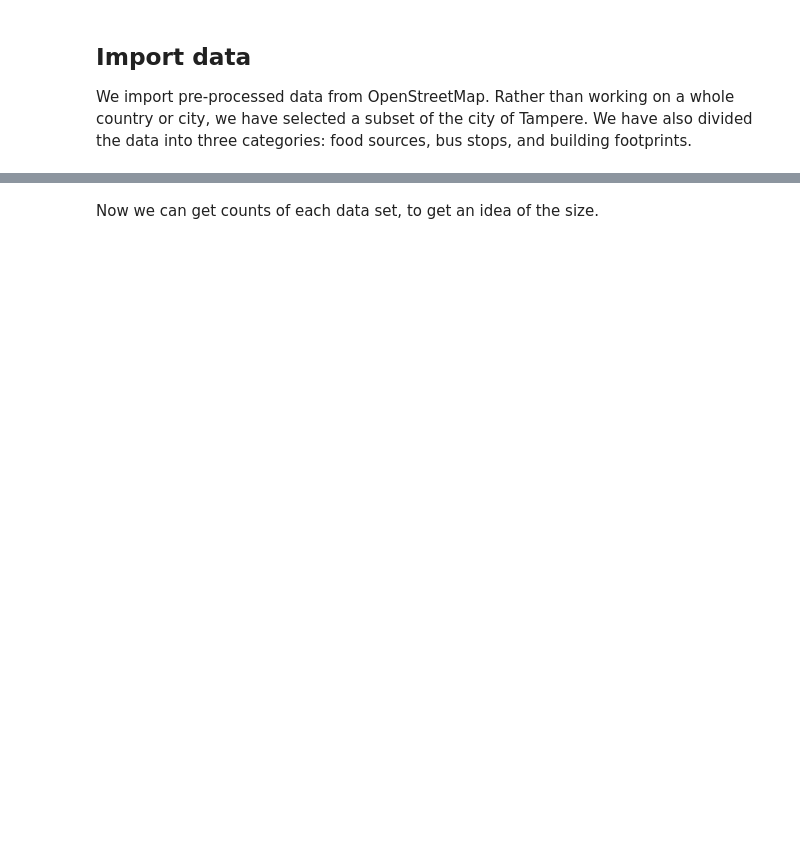
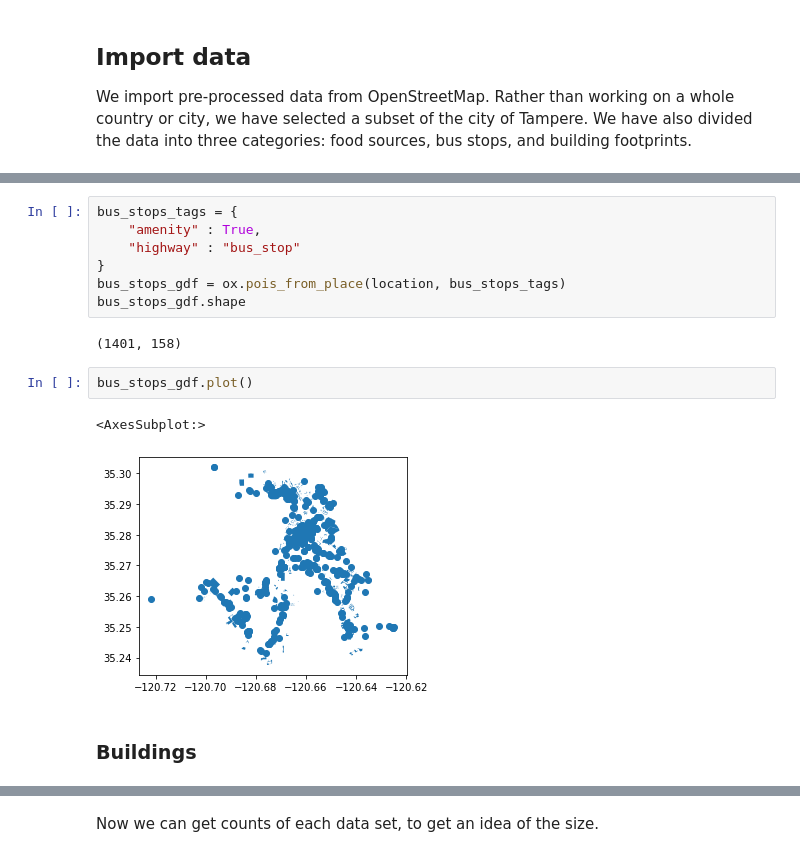
Before and after one commit to SustainableUrbanDesign/app, a Jupyter notebook: experiments/notebooks/proximity.ipynb, the cells around one changed output, grey strips where cells are left out. Drawn from its saved outputs; the diff is of its cells as text; blank space fills up the shorter version.

```diff
--- a/experiments/notebooks/proximity.ipynb
+++ b/experiments/notebooks/proximity.ipynb
@@ -21,0 +62,16 @@ buildings = geopandas.read_file(building_footprints_file)
+# %%
+bus_stops_tags = {
+    "amenity" : True,
+    "highway" : "bus_stop"
+}
+bus_stops_gdf = ox.pois_from_place(location, bus_stops_tags)
+bus_stops_gdf.shape
+# %% [output]
+(1401, 158)
+# %%
+bus_stops_gdf.plot()
+# %% [output]
+<AxesSubplot:>
+[figure, added]
+# %% [markdown]
+### Buildings
```
Also changed, not shown: parts of 22 cells of this notebook.
